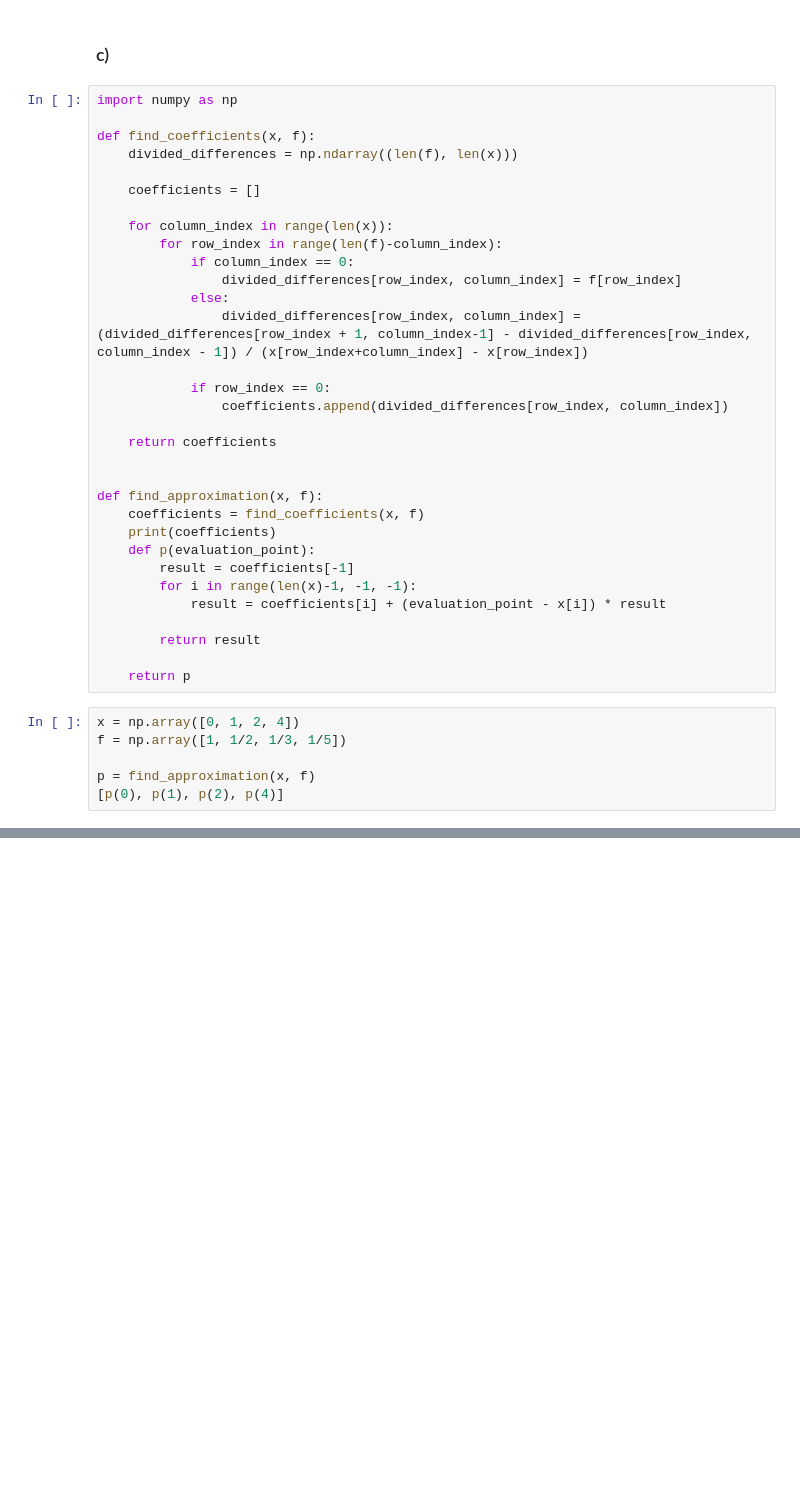
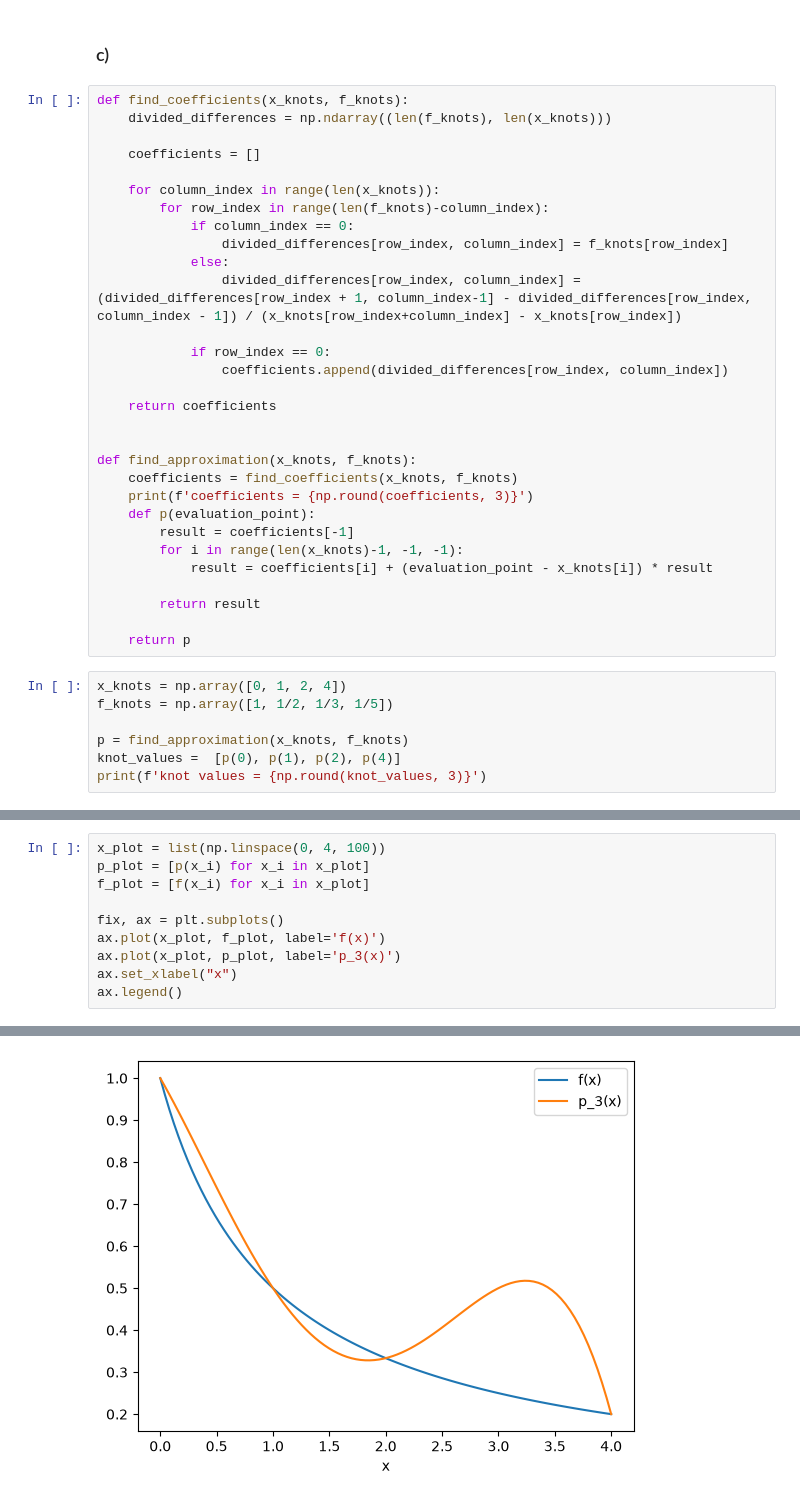
Before and after one commit to DanielFichter/numerical_computation, a Jupyter notebook: exercise2.ipynb, the cells around one changed output, grey strips where cells are left out. Saved outputs shown, nothing was run; the diff lists cells and outputs as text; blank space fills up the shorter version.

```diff
--- a/exercise2.ipynb
+++ b/exercise2.ipynb
@@ -70,19 +73,17 @@ error(3)
 # %% [markdown]
 ### c)
 # %%
-import numpy as np
-
-def find_coefficients(x, f):
-    divided_differences = np.ndarray((len(f), len(x)))
+def find_coefficients(x_knots, f_knots):
+    divided_differences = np.ndarray((len(f_knots), len(x_knots)))
 
     coefficients = []
 
-    for column_index in range(len(x)):
-        for row_index in range(len(f)-column_index):
+    for column_index in range(len(x_knots)):
+        for row_index in range(len(f_knots)-column_index):
             if column_index == 0:
-                divided_differences[row_index, column_index] = f[row_index]
+                divided_differences[row_index, column_index] = f_knots[row_index]
             else:
-                divided_differences[row_index, column_index] = (divided_differences[row_index + 1, column_index-1] - divided_differences[row_index, column_index - 1]) / (x[row_index+column_index] - x[row_index])
+                divided_differences[row_index, column_index] = (divided_differences[row_index + 1, column_index-1] - divided_differences[row_index, column_index - 1]) / (x_knots[row_index+column_index] - x_knots[row_index])
 
             if row_index == 0:
                 coefficients.append(divided_differences[row_index, column_index])
@@ -90,21 +91,22 @@ def find_coefficients(x, f):
     return coefficients
 
 
-def find_approximation(x, f):
-    coefficients = find_coefficients(x, f)
-    print(coefficients)
+def find_approximation(x_knots, f_knots):
+    coefficients = find_coefficients(x_knots, f_knots)
+    print(f'coefficients = {np.round(coefficients, 3)}')
     def p(evaluation_point):
         result = coefficients[-1]
-        for i in range(len(x)-1, -1, -1):
-            result = coefficients[i] + (evaluation_point - x[i]) * result
+        for i in range(len(x_knots)-1, -1, -1):
+            result = coefficients[i] + (evaluation_point - x_knots[i]) * result
 
         return result
 
     return p
 # %%
-x = np.array([0, 1, 2, 4])
-f = np.array([1, 1/2, 1/3, 1/5])
+x_knots = np.array([0, 1, 2, 4])
+f_knots = np.array([1, 1/2, 1/3, 1/5])
 
-p = find_approximation(x, f)
-[p(0), p(1), p(2), p(4)]
+p = find_approximation(x_knots, f_knots)
+knot_values =  [p(0), p(1), p(2), p(4)]
+print(f'knot values = {np.round(knot_values, 3)}')
 # %% [output]
@@ -117,0 +115,11 @@ daasdsadf
+# %%
+x_plot = list(np.linspace(0, 4, 100))
+p_plot = [p(x_i) for x_i in x_plot]
+f_plot = [f(x_i) for x_i in x_plot]
+
+fix, ax = plt.subplots()
+ax.plot(x_plot, f_plot, label='f(x)')
+ax.plot(x_plot, p_plot, label='p_3(x)')
+ax.set_xlabel("x")
+ax.legend()
+# %% [output]
@@ -117,0 +127 @@ daasdsadf
+[figure, added]
```
Also changed, not shown: parts of 5 cells of this notebook.
